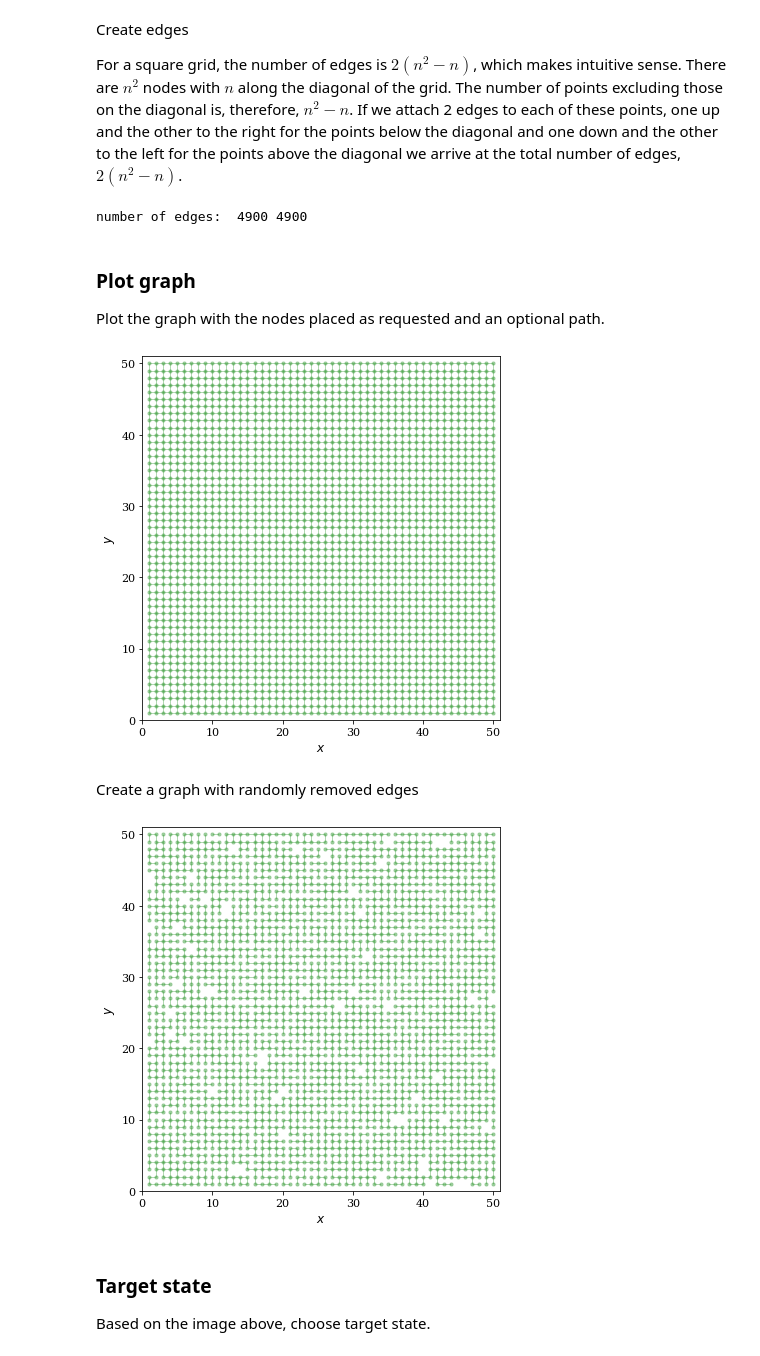
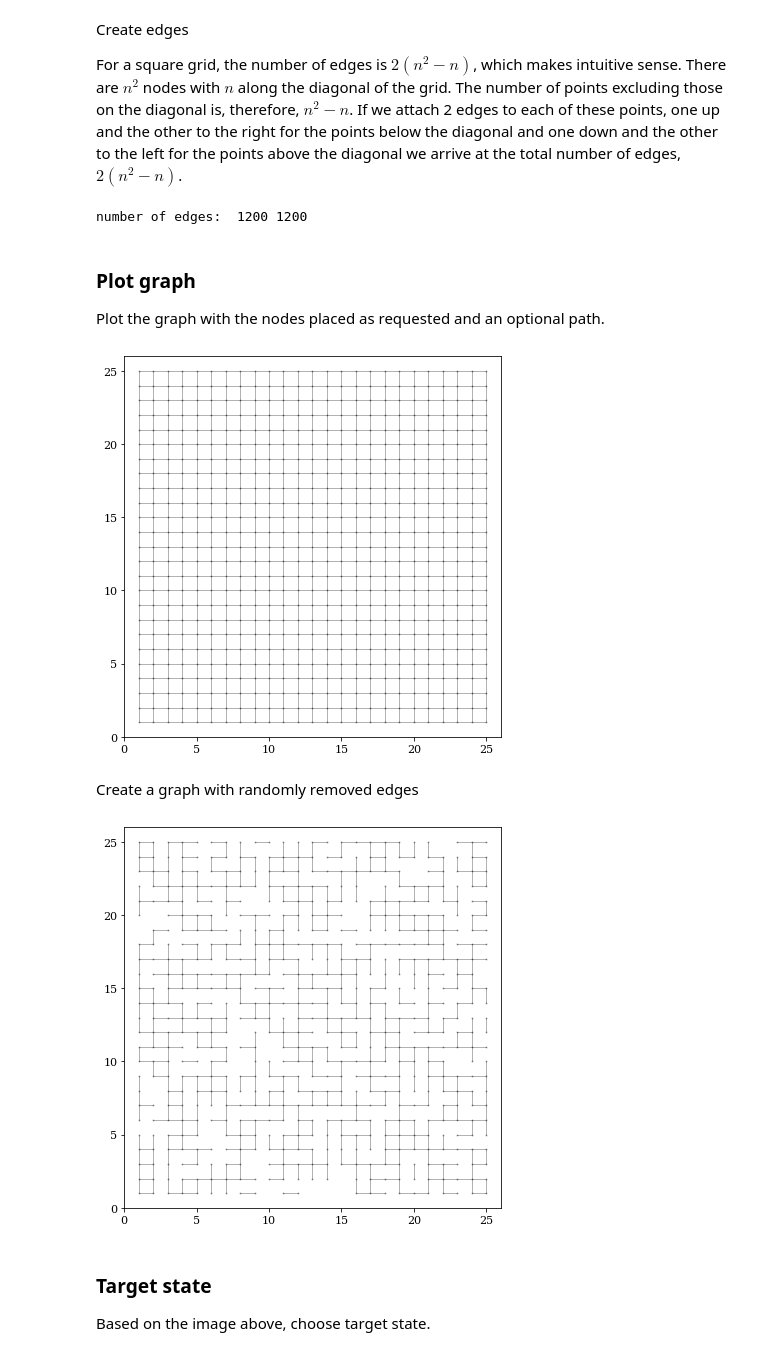
Before and after one commit to hbprosper/mlpracticum, a Jupyter notebook: 04_reinforcement_learning.ipynb, the cells around one changed output. Drawn from its saved outputs; the diff is of its cells as text; code cells hidden in the pictures.

```diff
--- a/04_reinforcement_learning.ipynb
+++ b/04_reinforcement_learning.ipynb
@@ -79,16 +79,17 @@ For a square grid, the number of nodes is $n^2$, where $n$ is the number of poin
 # ---------------------------------------------
 # size of grid
 # ---------------------------------------------
-N = 25
-xmin, xmax = 0, N+1
-ymin, ymax = 0, N+1
+xmin, xmax = 0, 26
+ymin, ymax = xmin, xmax
 x_limits   = (xmin, xmax)
 y_limits   = (ymin, ymax)
 # ---------------------------------------------
 # create all possible nodes
 # ---------------------------------------------
-xx     = np.arange(xmin+1, xmax, 1)
-yy     = np.arange(ymin+1, ymax, 1)
+xx = np.arange(xmin+1, xmax, 1)
+yy = np.arange(ymin+1, ymax, 1)
+N  = len(xx)
+print('size of grid %d' % N)
 xx, yy = np.meshgrid(xx, yy)
 # convert meshgrid into a set of tuples (x, y)
 nodes  = [(x, y) for x, y in zip(xx.flatten(),
@@ -118,7 +121,7 @@ full_graph= nx.Graph()
 full_graph.add_edges_from(all_edges)
 print('number of edges: %5d' % len(all_edges), 2*(N**2-N))
 # %% [output]
-number of edges:  4900 4900
+number of edges:  1200 1200
 # %% [markdown]
 ### Plot graph
 Plot the graph with the nodes placed as requested and an optional path.
@@ -139,11 +142,13 @@ def plot_graph(graph,   # a network of nodes
     # set up an empty figure
     fig = plt.figure(figsize=(6, 6))
     ax  = fig.add_subplot(1, 1, 1)
-    ax.set_xlabel('$x$', fontsize=12)
-    ax.set_ylabel('$y$', fontsize=12)
+    #ax.set_xlabel('$x$', fontsize=12)
+    #ax.set_ylabel('$y$', fontsize=12)
     ax.set_xlim(xlimits)
     ax.set_ylim(ylimits)
-
+    #ax.set_facecolor('xkcd:salmon')
+    #ax.set_facecolor((1.0, 0.47, 0.42))
+    #ax.set_facecolor((0.1, 0.1, 0.1))
     if len(paths) > 0:
         kolors = ['red', 'orange', 'blue', 'magenta']
         ii = 0
@@ -158,7 +163,7 @@ def plot_graph(graph,   # a network of nodes
 
     if target != None:
         x, y = target
-        ax.scatter([x], [y], s=60, c='k')
+        ax.scatter([x], [y], s=100, c='k')
 
     # in order to place the nodes where we
     # want them, draw_networkx requires the
@@ -172,10 +177,10 @@ def plot_graph(graph,   # a network of nodes
     # nodes, that is, the graph!
     nx.draw_networkx(graph,
                      pos=nodes,
-                     node_color='green',
-                     node_size=10,
+                     node_color='black',
+                     node_size=1,
                      alpha=0.3,
-                     edge_color='green',
+                     edge_color='black',
                      with_labels=False,
                      width=1,
                      font_size=5,
@@ -196,18 +201,18 @@ def plot_graph(graph,   # a network of nodes
 # %%
 plot_graph(full_graph)
 # %% [output]
-[figure, old version]
+[figure, new version]
 # %% [markdown]
 Create a graph with randomly removed edges
 # %%
-n_edges = 3000
+n_edges = int(0.6*len(all_edges))
 rnd.shuffle(all_edges)
 edges   = all_edges[:n_edges]
 graph   = nx.Graph()
 graph.add_edges_from(edges)
 plot_graph(graph)
 # %% [output]
-[figure, old version]
+[figure, new version]
 # %% [markdown]
 ### Target state
 Based on the image above, choose target state.
```
Also changed, not shown: parts of 8 cells of this notebook, 4 other files.
